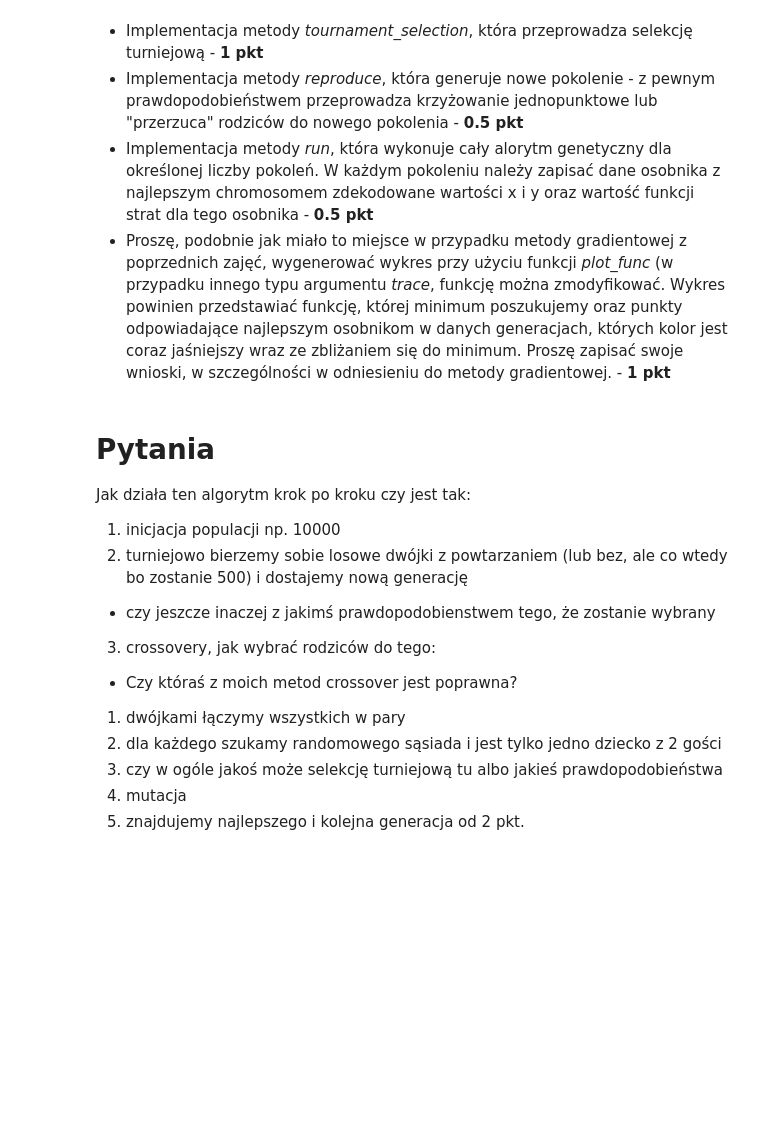
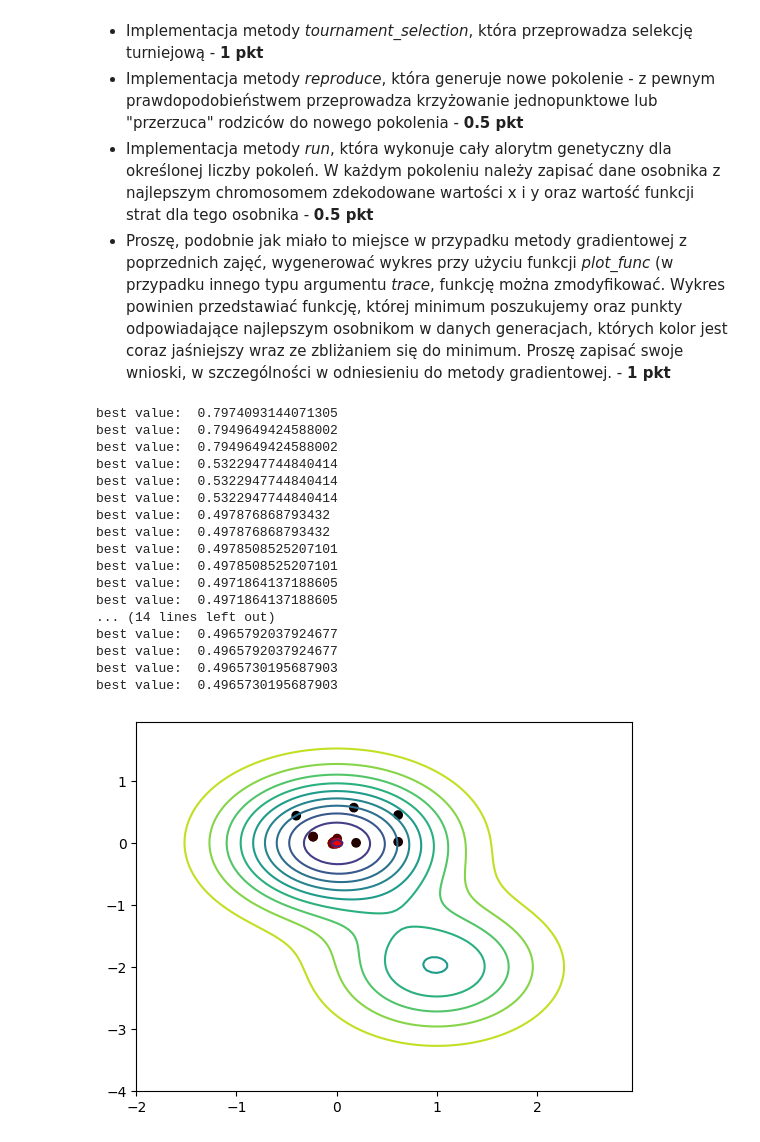
Before and after one commit to gwardasz/wsi-lab, a Jupyter notebook: zadanie_2.ipynb, the cells around one changed output. Drawn from its saved outputs; the diff is of its cells as text; code cells hidden in the pictures; blank space fills up the shorter version.

Commit message:
zad2 kod działa

```diff
--- a/zadanie_2.ipynb
+++ b/zadanie_2.ipynb
@@ -23,20 +22,11 @@ import sys
 # %%
+debug = False
 def min_max_norm(val, min_val, max_val, new_min, new_max):
   return (val - min_val) * (new_max - new_min) / (max_val - min_val) + new_min
-
-def decimal_value_from_array(array:np.array) -> int:
+def decimal_value(array: np.array) -> int:
   value = 0
-  index = 0
-  # print(np.flip(array))
-  for byte in np.flip(array):
-    value += byte * (2**index)
-    index+=1
+  for i,bit in enumerate(reversed(array)):
+    value += 2**i * bit
   return value
-
-def bit_negation(bit:int) -> int:
-  if bit == 0:
-    return 1
-  return 0
-
 def g_x(x1:float, x2:float) -> float:
   return 1.5-np.exp(-x1**(2)-x2**(2))-0.5*np.exp(-(x1-1)**(2)-(x2+2)**(2))
@@ -210,19 +167,23 @@ class GeneticAlgorithm:
 # %%
-ga = GeneticAlgorithm(200, 2, g_x, [-1,1])
+
+ga = GeneticAlgorithm(32,2, g_x, [-20,20])
 ga.run()
+# %% [output]
+best value:  0.7974093144071305
+best value:  0.7949649424588002
+best value:  0.7949649424588002
+best value:  0.5322947744840414
+best value:  0.5322947744840414
+best value:  0.5322947744840414
+best value:  0.497876868793432
+best value:  0.497876868793432
+best value:  0.4978508525207101
+best value:  0.4978508525207101
+best value:  0.4971864137188605
+best value:  0.4971864137188605
+... (14 lines left out)
+best value:  0.4965792037924677
+best value:  0.4965792037924677
+best value:  0.4965730195687903
+best value:  0.4965730195687903
+[figure, added]
-# %% [markdown]
-# Pytania
-
-
-Jak działa ten algorytm krok po kroku
-czy jest tak:
-1. inicjacja populacji np. 10000
-2. turniejowo bierzemy sobie losowe dwójki z powtarzaniem (lub bez, ale co wtedy bo zostanie 500) i dostajemy nową generację
-  * czy jeszcze inaczej z jakimś prawdopodobienstwem tego, że zostanie wybrany
-3. crossovery, jak wybrać  rodziców do tego:
-  * Czy któraś z moich metod crossover jest poprawna?
-  1. dwójkami łączymy wszystkich w pary
-  2. dla każdego szukamy randomowego sąsiada i jest tylko jedno dziecko z 2 gości
-  3. czy w ogóle jakoś może selekcję turniejową tu albo jakieś prawdopodobieństwa
-4. mutacja
-5. znajdujemy najlepszego i kolejna generacja od 2 pkt.
```
Also changed, not shown: parts of 6 cells of this notebook.
